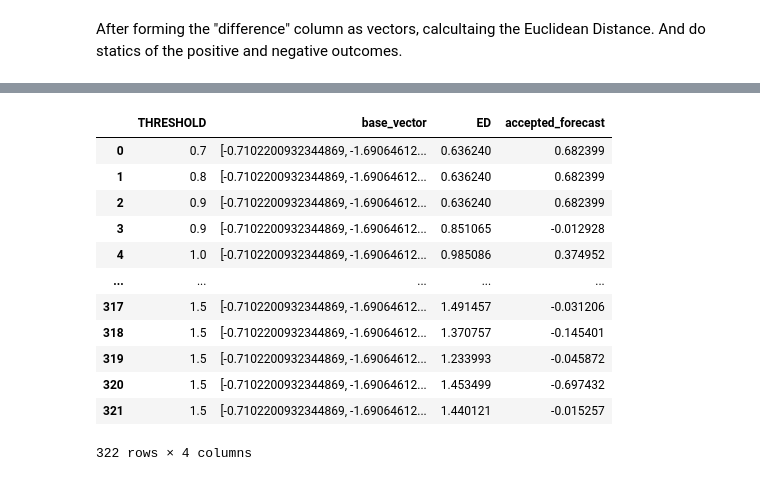
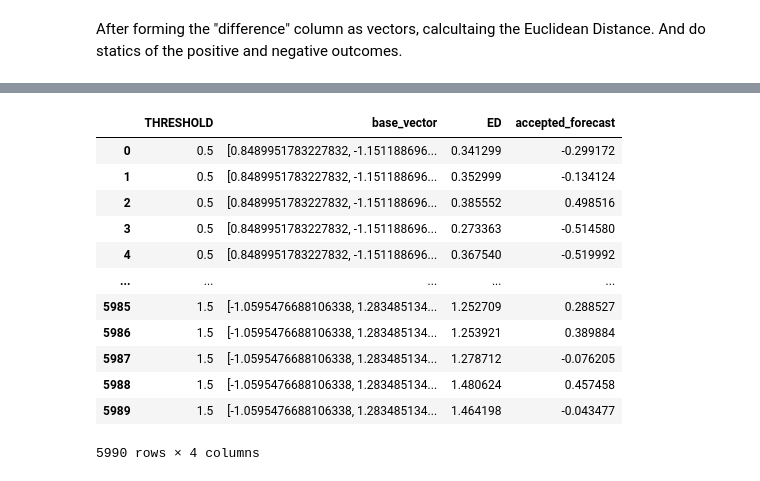
Before and after one commit to sria-the-fury/ANN-for-Time-Series-Forex-PyNote, a Jupyter notebook: Calculate_ED_for_all_dataset.ipynb, the cells around one changed output, grey strips where cells are left out. Saved outputs shown, nothing was run; the diff lists cells and outputs as text; code cells hidden in the pictures.

```diff
--- a/Calculate_ED_for_all_dataset.ipynb
+++ b/Calculate_ED_for_all_dataset.ipynb
@@ -102,7 +102,7 @@ import numpy as np
 from datetime import datetime
 
 #Create base_vector range -2 to 2, each time take 5 datapoints for a vectors.
-generated_base_vectors = np.random.uniform(low=-2.0, high=2.0, size=(1, 5))
+generated_base_vectors = np.random.uniform(low=-2.0, high=2.0, size=(3, 5))
 
 
 all_results = []
@@ -144,18 +144,18 @@ Started at => 2025-12-22 17:56:57.462998
 
 -----Calculating Euclidean Distance-----
 
 T: --> 0.5--> 0.6--> 0.7--> 0.8--> 0.9--> 1.0--> 1.1--> 1.2--> 1.3--> 1.4--> 1.5
 Results Different THRESHOLDS:
 |  | THRESHOLD | base_vector | ED | accepted_forecast |
-| 0 | 0.7 | [-0.7102200932344869, -1.69064612... | 0.636240 | 0.682399 |
-| 1 | 0.8 | [-0.7102200932344869, -1.69064612... | 0.636240 | 0.682399 |
-| 2 | 0.9 | [-0.7102200932344869, -1.69064612... | 0.636240 | 0.682399 |
-| 3 | 0.9 | [-0.7102200932344869, -1.69064612... | 0.851065 | -0.012928 |
-| 4 | 1.0 | [-0.7102200932344869, -1.69064612... | 0.985086 | 0.374952 |
+| 0 | 0.5 | [0.8489951783227832, -1.151188696... | 0.341299 | -0.299172 |
+| 1 | 0.5 | [0.8489951783227832, -1.151188696... | 0.352999 | -0.134124 |
+| 2 | 0.5 | [0.8489951783227832, -1.151188696... | 0.385552 | 0.498516 |
+| 3 | 0.5 | [0.8489951783227832, -1.151188696... | 0.273363 | -0.514580 |
+| 4 | 0.5 | [0.8489951783227832, -1.151188696... | 0.367540 | -0.519992 |
 | ... | ... | ... | ... | ... |
-| 317 | 1.5 | [-0.7102200932344869, -1.69064612... | 1.491457 | -0.031206 |
-| 318 | 1.5 | [-0.7102200932344869, -1.69064612... | 1.370757 | -0.145401 |
-| 319 | 1.5 | [-0.7102200932344869, -1.69064612... | 1.233993 | -0.045872 |
-| 320 | 1.5 | [-0.7102200932344869, -1.69064612... | 1.453499 | -0.697432 |
-| 321 | 1.5 | [-0.7102200932344869, -1.69064612... | 1.440121 | -0.015257 |
+| 5985 | 1.5 | [-1.0595476688106338, 1.283485134... | 1.252709 | 0.288527 |
+| 5986 | 1.5 | [-1.0595476688106338, 1.283485134... | 1.253921 | 0.389884 |
+| 5987 | 1.5 | [-1.0595476688106338, 1.283485134... | 1.278712 | -0.076205 |
+| 5988 | 1.5 | [-1.0595476688106338, 1.283485134... | 1.480624 | 0.457458 |
+| 5989 | 1.5 | [-1.0595476688106338, 1.283485134... | 1.464198 | -0.043477 |
-322 rows × 4 columns
+5990 rows × 4 columns
```
Also changed, not shown: parts of 3 cells of this notebook.
